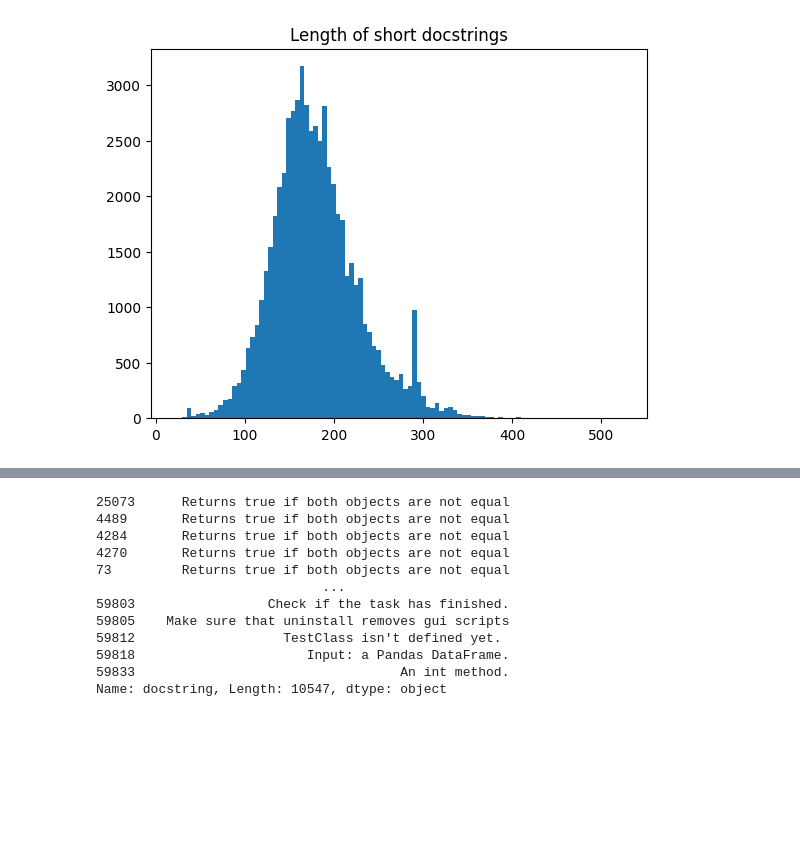
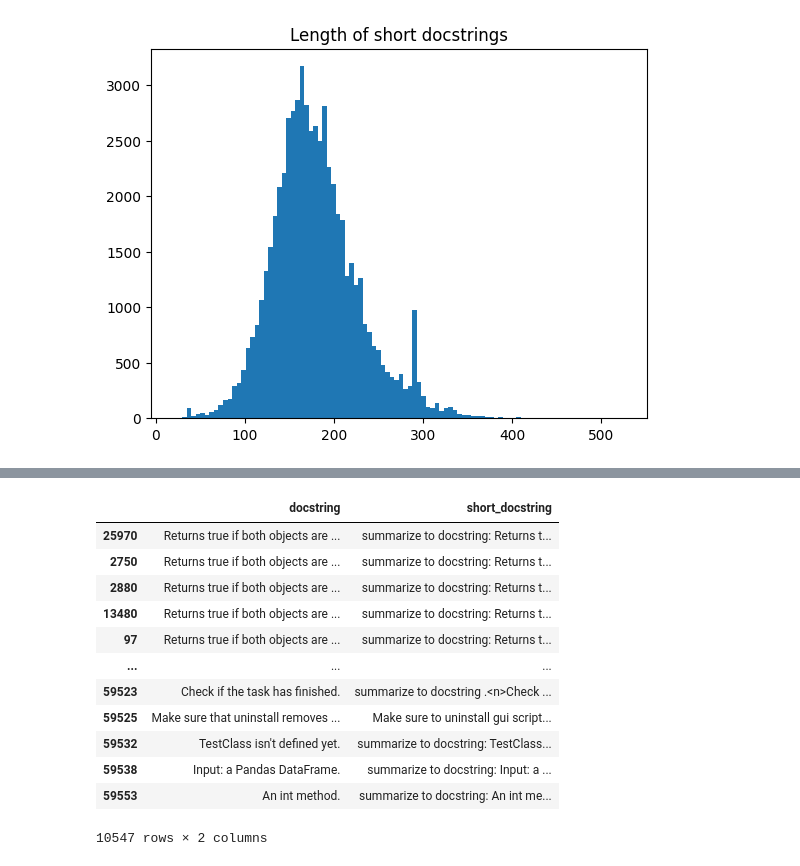
Before and after one commit to Lord225/datamining-on-pypl, a Jupyter notebook: transformers/analize-docstrings.ipynb, the cells around one changed output, grey strips where cells are left out. Saved outputs shown, nothing was run; the diff lists cells and outputs as text; code cells hidden in the pictures; blank space fills up the shorter version.

```diff
--- a/transformers/analize-docstrings.ipynb
+++ b/transformers/analize-docstrings.ipynb
@@ -114,21 +114,20 @@ with pd.option_context('display.max_colwidth', 100):
 Name: short_docstring, dtype: object
-# %%
-with pd.option_context('display.max_colwidth', 100):
-    with pd.option_context('display.max_rows', 200):
-        print(short['docstring'][short['docstring'].apply(len) < 50])
-# %% [output]
-25073      Returns true if both objects are not equal
-4489       Returns true if both objects are not equal
-4284       Returns true if both objects are not equal
-4270       Returns true if both objects are not equal
-73         Returns true if both objects are not equal
-                             ...
-59803                 Check if the task has finished.
-59805    Make sure that uninstall removes gui scripts
-59812                   TestClass isn't defined yet.
-59818                      Input: a Pandas DataFrame.
-59833                                  An int method.
-Name: docstring, Length: 10547, dtype: object
+# %%
+short[['docstring', "short_docstring"]][short['docstring'].apply(len) < 50]
+# %% [output]
+|  | docstring | short_docstring |
+| 25970 | Returns true if both objects are ... | summarize to docstring: Returns t... |
+| 2750 | Returns true if both objects are ... | summarize to docstring: Returns t... |
+| 2880 | Returns true if both objects are ... | summarize to docstring: Returns t... |
+| 13480 | Returns true if both objects are ... | summarize to docstring: Returns t... |
+| 97 | Returns true if both objects are ... | summarize to docstring: Returns t... |
+| ... | ... | ... |
+| 59523 | Check if the task has finished. | summarize to docstring .<n>Check ... |
+| 59525 | Make sure that uninstall removes ... | Make sure to uninstall gui script... |
+| 59532 | TestClass isn't defined yet. | summarize to docstring: TestClass... |
+| 59538 | Input: a Pandas DataFrame. | summarize to docstring: Input: a ... |
+| 59553 | An int method. | summarize to docstring: An int me... |
+10547 rows × 2 columns
 # %%
 # len < 65 is garbage
 
```
Also changed, not shown: parts of 4 cells of this notebook, 1 other file.
